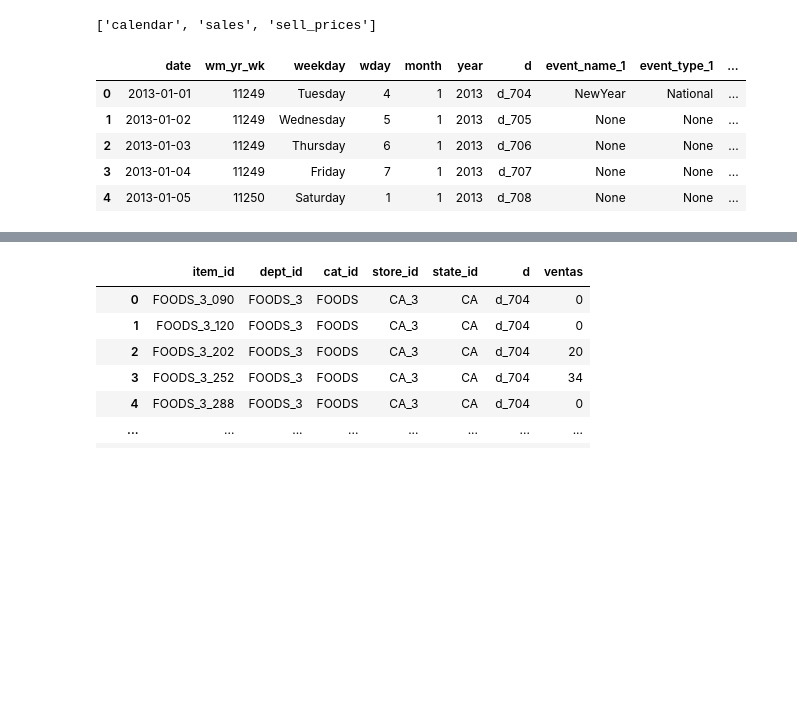
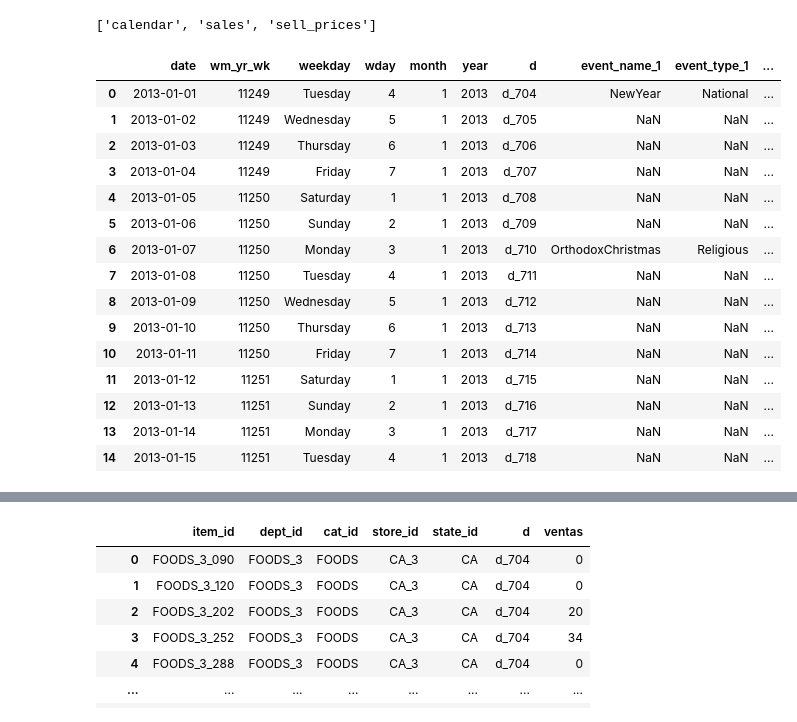
Before and after one commit to bernimagraner/forecasting_retail, a Jupyter notebook: 03_notebooks/01_Importacion_Datos.ipynb, the cells around one changed output, grey strips where cells are left out. Cells and saved outputs as stored; diff of their text form; code cells hidden in the pictures; blank space fills up the shorter version.

```diff
--- a/03_notebooks/01_Importacion_Datos.ipynb
+++ b/03_notebooks/01_Importacion_Datos.ipynb
@@ -32,14 +32,25 @@ tablas
 # %%
 cal = pd.read_sql('calendar', con)
 cal.drop(columns='index',inplace=True)
-cal.head()
+cal.head(15)
+# Observar que las semanas van de sábado (primer día) a viernes (séptimo día)
 # %% [output]
 |  | date | wm_yr_wk | weekday | wday | month | year | d | event_name_1 | event_type_1 | ... |
 | 0 | 2013-01-01 | 11249 | Tuesday | 4 | 1 | 2013 | d_704 | NewYear | National | ... |
-| 1 | 2013-01-02 | 11249 | Wednesday | 5 | 1 | 2013 | d_705 | None | None | ... |
-| 2 | 2013-01-03 | 11249 | Thursday | 6 | 1 | 2013 | d_706 | None | None | ... |
-| 3 | 2013-01-04 | 11249 | Friday | 7 | 1 | 2013 | d_707 | None | None | ... |
-| 4 | 2013-01-05 | 11250 | Saturday | 1 | 1 | 2013 | d_708 | None | None | ... |
+| 1 | 2013-01-02 | 11249 | Wednesday | 5 | 1 | 2013 | d_705 | NaN | NaN | ... |
+| 2 | 2013-01-03 | 11249 | Thursday | 6 | 1 | 2013 | d_706 | NaN | NaN | ... |
+| 3 | 2013-01-04 | 11249 | Friday | 7 | 1 | 2013 | d_707 | NaN | NaN | ... |
+| 4 | 2013-01-05 | 11250 | Saturday | 1 | 1 | 2013 | d_708 | NaN | NaN | ... |
+| 5 | 2013-01-06 | 11250 | Sunday | 2 | 1 | 2013 | d_709 | NaN | NaN | ... |
+| 6 | 2013-01-07 | 11250 | Monday | 3 | 1 | 2013 | d_710 | OrthodoxChristmas | Religious | ... |
+| 7 | 2013-01-08 | 11250 | Tuesday | 4 | 1 | 2013 | d_711 | NaN | NaN | ... |
+| 8 | 2013-01-09 | 11250 | Wednesday | 5 | 1 | 2013 | d_712 | NaN | NaN | ... |
+| 9 | 2013-01-10 | 11250 | Thursday | 6 | 1 | 2013 | d_713 | NaN | NaN | ... |
+| 10 | 2013-01-11 | 11250 | Friday | 7 | 1 | 2013 | d_714 | NaN | NaN | ... |
+| 11 | 2013-01-12 | 11251 | Saturday | 1 | 1 | 2013 | d_715 | NaN | NaN | ... |
+| 12 | 2013-01-13 | 11251 | Sunday | 2 | 1 | 2013 | d_716 | NaN | NaN | ... |
+| 13 | 2013-01-14 | 11251 | Monday | 3 | 1 | 2013 | d_717 | NaN | NaN | ... |
+| 14 | 2013-01-15 | 11251 | Tuesday | 4 | 1 | 2013 | d_718 | NaN | NaN | ... |
 # %%
 sales = pd.read_sql('sales', con)
 sales.drop(columns='index',inplace=True)
```
Also changed, not shown: 2 other files.
